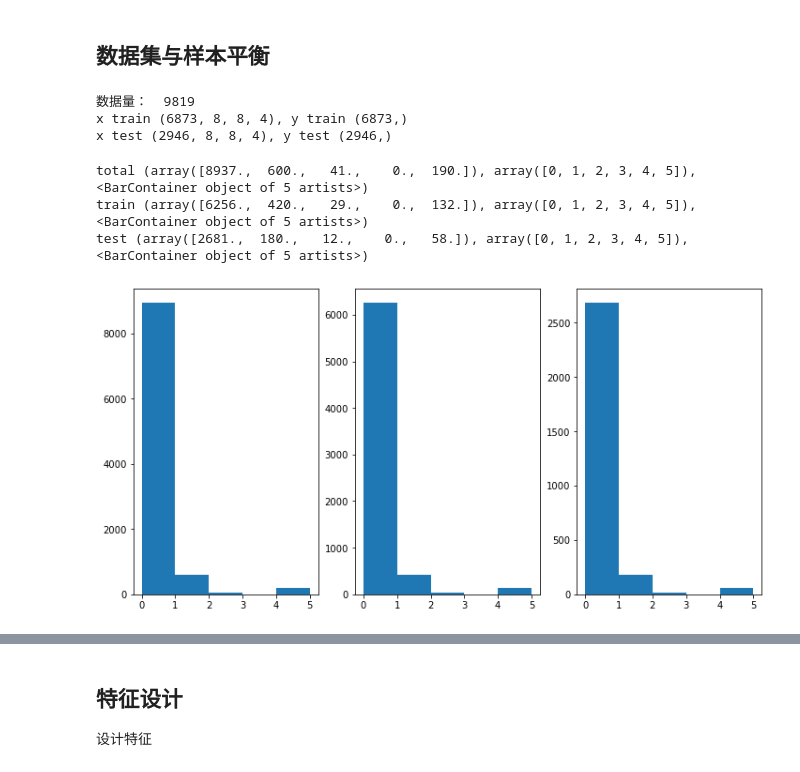
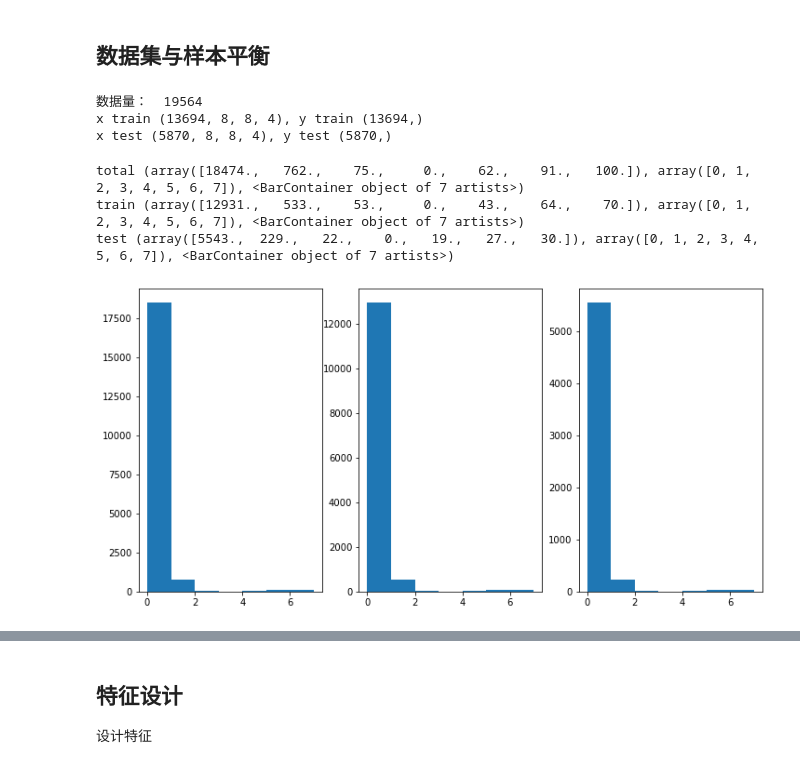
Before and after one commit to NanjingForestryUniversity/tobacoo-industry, a Jupyter notebook: 02_feature_design&training.ipynb, the cells around one changed output, grey strips where cells are left out. Drawn from its saved outputs; the diff is of its cells as text; code cells hidden in the pictures.

```diff
--- a/02_feature_design&training.ipynb
+++ b/02_feature_design&training.ipynb
@@ -11,15 +11,15 @@ from utils import visualization_evaluation,visualization_y
 %matplotlib inline
 # %%
 # some parameters
-tran_size = 10000
+tran_size = 20000
 
-blk_sz, sensitivity = 8, 8
+blk_sz, sensitivity = 8, 32
 selected_bands = [127, 201, 202, 294]
 tree_num = 185
 pic_row, pic_col= 600, 1024
 
-dataset_file = f'./dataset/data_{blk_sz}x{blk_sz}_c{len(selected_bands)}_sen{sensitivity}_7.p'
-model_file = f'./models/rf_{blk_sz}x{blk_sz}_c{len(selected_bands)}_{tree_num}_7.model'
+dataset_file = f'./dataset/data_{blk_sz}x{blk_sz}_c{len(selected_bands)}_sen{sensitivity}_4.p'
+model_file = f'./models/rf_{blk_sz}x{blk_sz}_c{len(selected_bands)}_{tree_num}_sen{sensitivity}_4.model'
 # %% [markdown]
 ## 数据集与样本平衡
 # %%
@@ -35,23 +35,23 @@ x_train, x_test, y_train, y_test = train_test_split(x, y, test_size=0.3, random_
 print(f"x train {x_train.shape}, y train {y_train.shape}\n"
       f"x test {x_test.shape}, y test {y_test.shape}")
 # %% [output]
-数据量：  9819
-x train (6873, 8, 8, 4), y train (6873,)
-x test (2946, 8, 8, 4), y test (2946,)
+数据量：  19564
+x train (13694, 8, 8, 4), y train (13694,)
+x test (5870, 8, 8, 4), y test (5870,)
 # %%
 fig, axs = plt.subplots(1, 3, figsize=(12, 6))
-hist_res_total = axs[0].hist(y,[0, 1, 2, 3, 4, 5], align='mid')
-hist_res_train = axs[1].hist(y_train,[0, 1, 2, 3, 4, 5], align='mid')
-hist_res_test = axs[2].hist(y_test,[0, 1, 2, 3, 4, 5], align='mid')
+hist_res_total = axs[0].hist(y,[0, 1, 2, 3, 4, 5, 6, 7], align='mid')
+hist_res_train = axs[1].hist(y_train,[0, 1, 2, 3, 4, 5, 6, 7], align='mid')
+hist_res_test = axs[2].hist(y_test,[0, 1, 2, 3, 4, 5, 6, 7], align='mid')
 print(f'total {hist_res_total} \n'
       f'train {hist_res_train} \n'
       f'test {hist_res_test}')
 plt.show()
 # %% [output]
-total (array([8937.,  600.,   41.,    0.,  190.]), array([0, 1, 2, 3, 4, 5]), <BarContainer object of 5 artists>)
-train (array([6256.,  420.,   29.,    0.,  132.]), array([0, 1, 2, 3, 4, 5]), <BarContainer object of 5 artists>)
-test (array([2681.,  180.,   12.,    0.,   58.]), array([0, 1, 2, 3, 4, 5]), <BarContainer object of 5 artists>)
+total (array([18474.,   762.,    75.,     0.,    62.,    91.,   100.]), array([0, 1, 2, 3, 4, 5, 6, 7]), <BarContainer object of 7 artists>)
+train (array([12931.,   533.,    53.,     0.,    43.,    64.,    70.]), array([0, 1, 2, 3, 4, 5, 6, 7]), <BarContainer object of 7 artists>)
+test (array([5543.,  229.,   22.,    0.,   19.,   27.,   30.]), array([0, 1, 2, 3, 4, 5, 6, 7]), <BarContainer object of 7 artists>)
-[figure, old version]
+[figure, new version]
 # %%
 # 发现样本实在是不平衡
 from imblearn.over_sampling import RandomOverSampler
```
Also changed, not shown: parts of 4 cells of this notebook, 6 other files.
